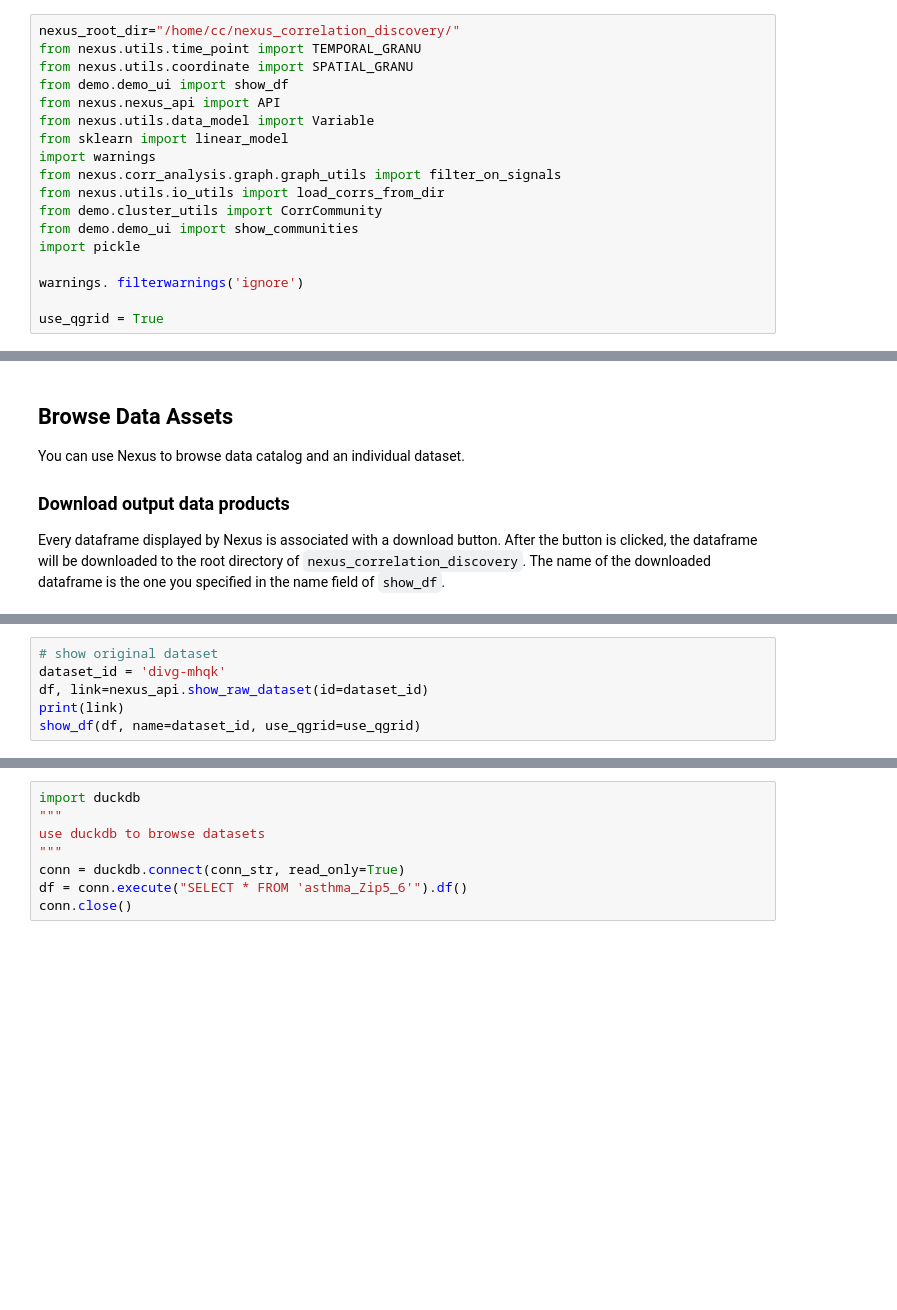
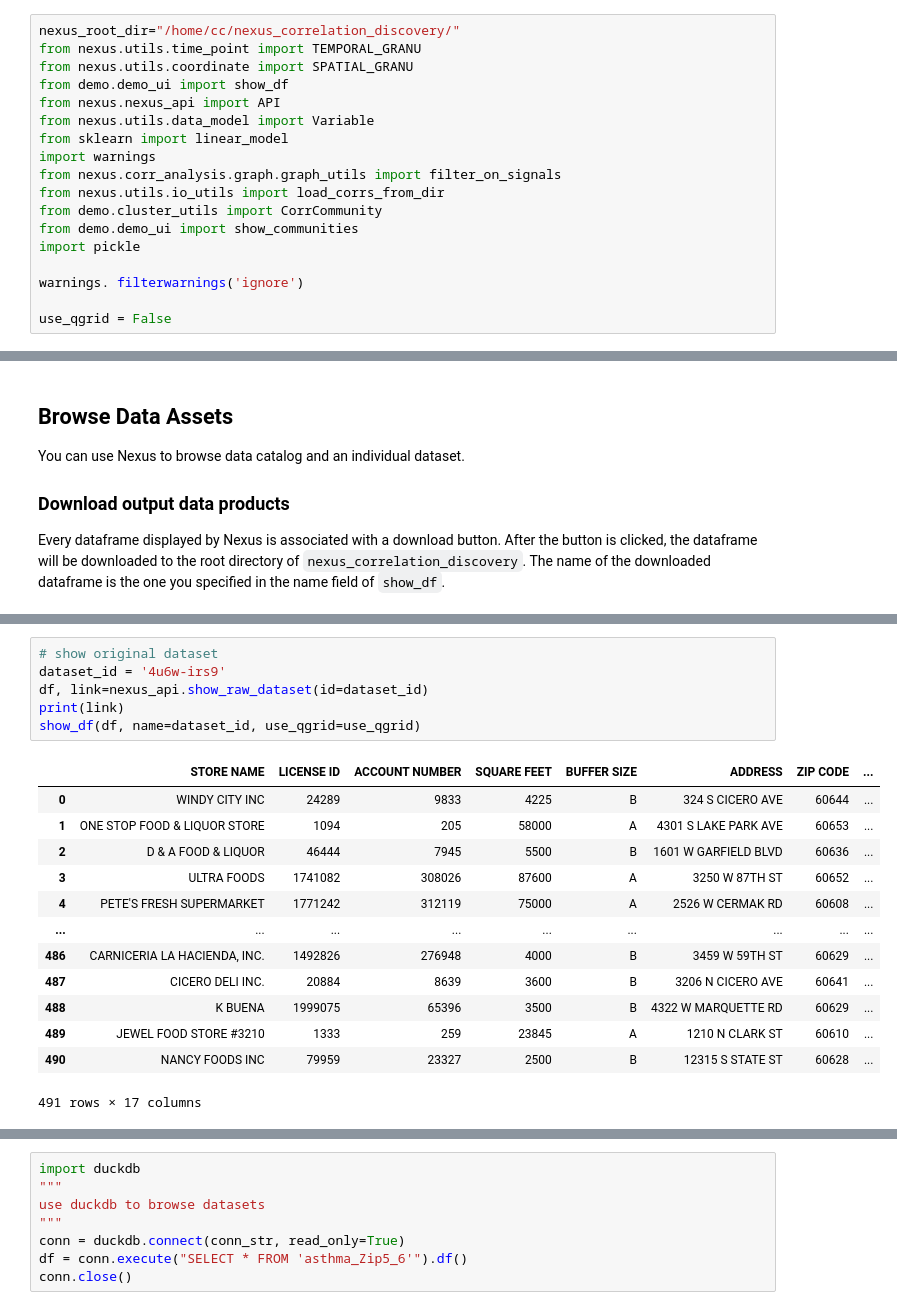
Before and after one commit to TheDataStation/nexus_correlation_discovery, a Jupyter notebook: demo/nexus_api.ipynb, the cells around one changed output, grey strips where cells are left out. Cells and saved outputs as stored; diff of their text form; blank space fills up the shorter version.

```diff
--- a/demo/nexus_api.ipynb
+++ b/demo/nexus_api.ipynb
@@ -22,7 +40,7 @@ import pickle
 
 warnings. filterwarnings('ignore')
 
-use_qgrid = True
+use_qgrid = False
 # %% [markdown]
 # Create Nexus API
 # %%
@@ -43,6 +77,20 @@ show_df(catalog, name="catalog", use_qgrid=use_qgrid)
 # %%
 # show original dataset
-dataset_id = 'divg-mhqk'
+dataset_id = '4u6w-irs9'
 df, link=nexus_api.show_raw_dataset(id=dataset_id)
 print(link)
 show_df(df, name=dataset_id, use_qgrid=use_qgrid)
+# %% [output]
+|  | STORE NAME | LICENSE ID | ACCOUNT NUMBER | SQUARE FEET | BUFFER SIZE | ADDRESS | ZIP CODE | ... |
+| 0 | WINDY CITY INC | 24289 | 9833 | 4225 | B | 324 S CICERO AVE | 60644 | ... |
+| 1 | ONE STOP FOOD & LIQUOR STORE | 1094 | 205 | 58000 | A | 4301 S LAKE PARK AVE | 60653 | ... |
+| 2 | D & A FOOD & LIQUOR | 46444 | 7945 | 5500 | B | 1601 W GARFIELD BLVD | 60636 | ... |
+| 3 | ULTRA FOODS | 1741082 | 308026 | 87600 | A | 3250 W 87TH ST | 60652 | ... |
+| 4 | PETE'S FRESH SUPERMARKET | 1771242 | 312119 | 75000 | A | 2526 W CERMAK RD | 60608 | ... |
+| ... | ... | ... | ... | ... | ... | ... | ... | ... |
+| 486 | CARNICERIA LA HACIENDA, INC. | 1492826 | 276948 | 4000 | B | 3459 W 59TH ST | 60629 | ... |
+| 487 | CICERO DELI INC. | 20884 | 8639 | 3600 | B | 3206 N CICERO AVE | 60641 | ... |
+| 488 | K BUENA | 1999075 | 65396 | 3500 | B | 4322 W MARQUETTE RD | 60629 | ... |
+| 489 | JEWEL FOOD STORE #3210 | 1333 | 259 | 23845 | A | 1210 N CLARK ST | 60610 | ... |
+| 490 | NANCY FOODS INC | 79959 | 23327 | 2500 | B | 12315 S STATE ST | 60628 | ... |
+491 rows × 17 columns
```
Also changed, not shown: parts of 14 cells of this notebook, 4 other files.
